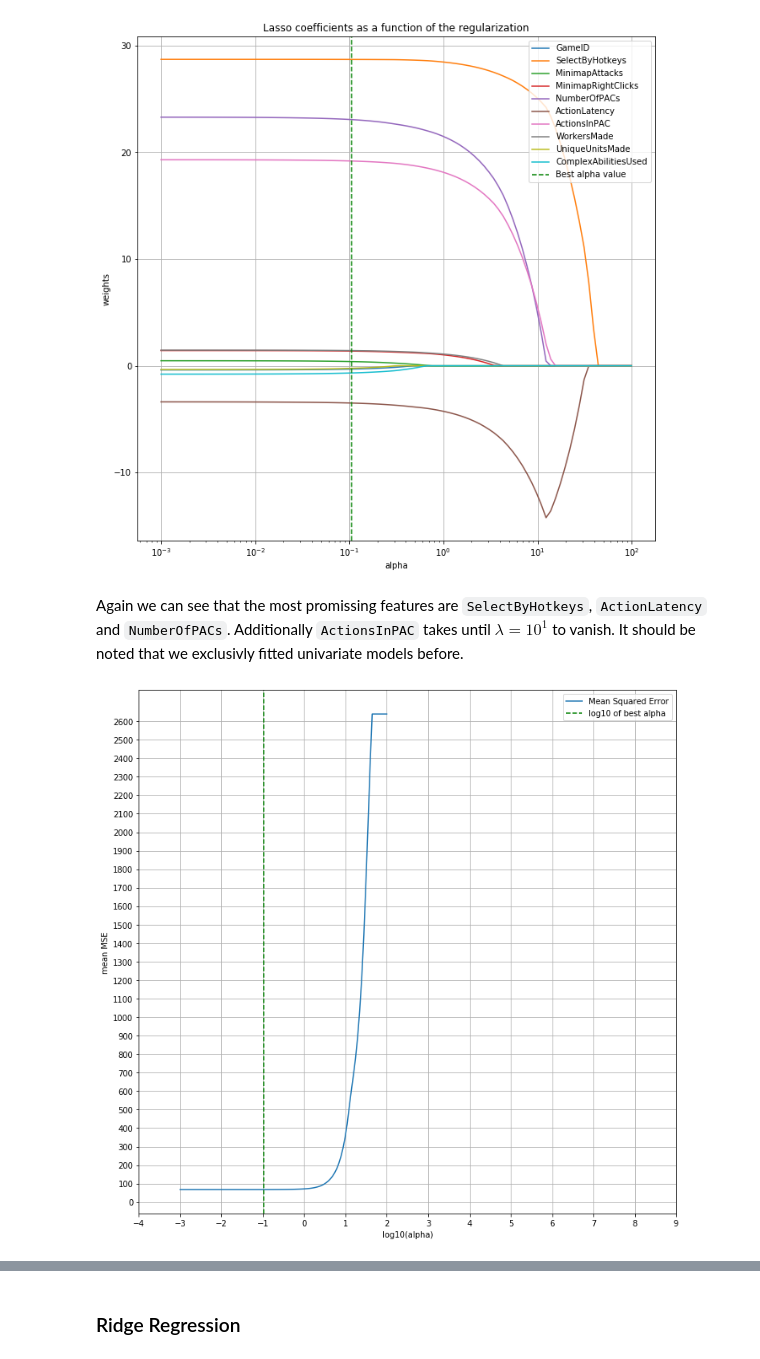
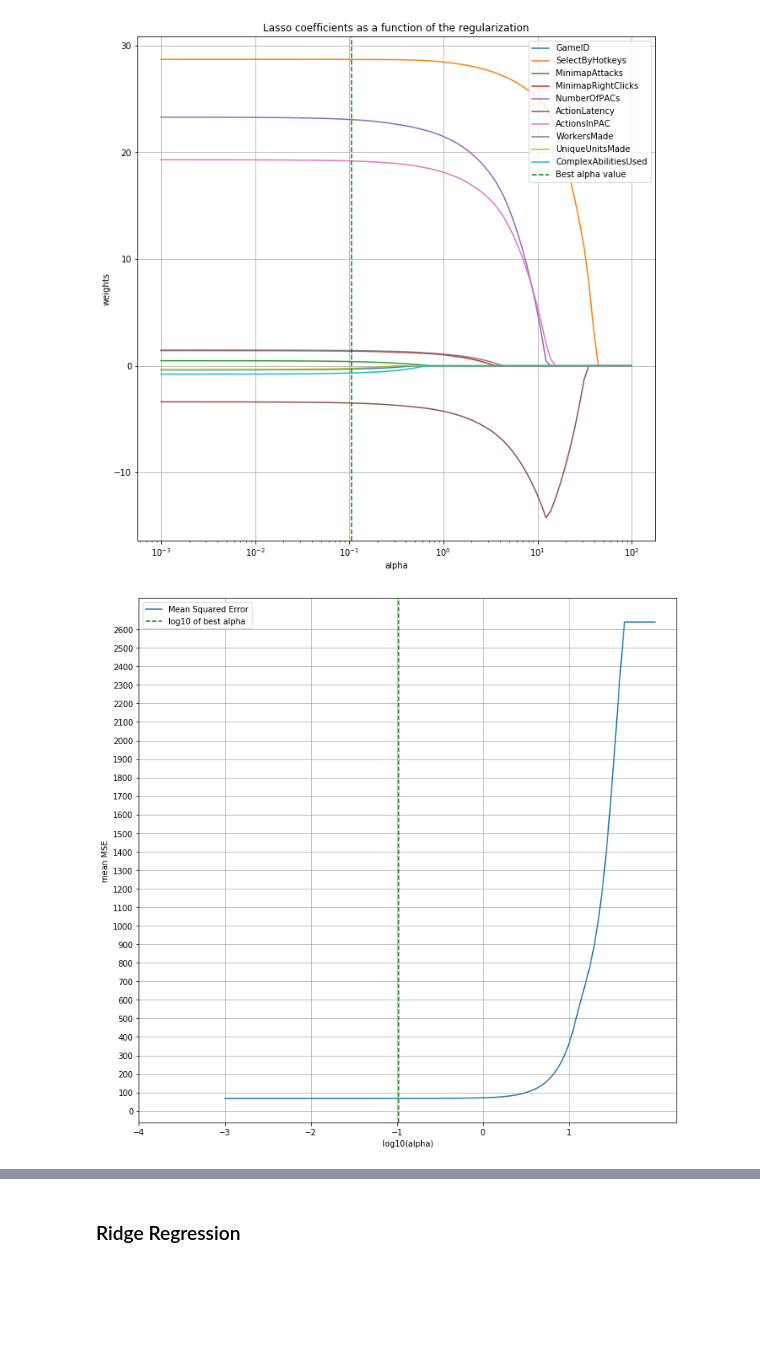
Before and after one commit to GreenSnabl/robotics_ml, a Jupyter notebook: ml_course_en/assignments/Assignment 02a_Linear_regression_regul_poly.ipynb, the cells around one changed output, grey strips where cells are left out. Saved outputs shown, nothing was run; the diff lists cells and outputs as text; code cells hidden in the pictures; blank space fills up the shorter version.

```diff
--- a/ml_course_en/assignments/Assignment 02a_Linear_regression_regul_poly.ipynb
+++ b/ml_course_en/assignments/Assignment 02a_Linear_regression_regul_poly.ipynb
@@ -457,18 +477,16 @@ plt.grid()
 plt.show()
 # %% [output]
 [figure]
-# %% [markdown]
-Again we can see that the most promissing features are `SelectByHotkeys`, `ActionLatency` and `NumberOfPACs`. Additionally `ActionsInPAC` takes until $\lambda = 10^1$ to vanish. It should be noted that we exclusivly fitted univariate models before.
 # %%
 fig = plt.figure(figsize=(12,12))
 ax = plt.plot(list(errors.keys()), list(errors.values()))
 plt.grid(True)
 plt.yticks(np.arange(0,2700, 100))
-plt.xticks(np.arange(-4, 10, 1))
+plt.xticks(np.arange(-4, 2, 1))
 plt.axvline(x=np.log10(lasso_best_alpha), color='g', linestyle='--')
 plt.legend(labels=["Mean Squared Error", "log10 of best alpha"])
 plt.xlabel("log10(alpha)")
 plt.ylabel("mean MSE")
 plt.show()
 # %% [output]
-[figure, old version]
+[figure, new version]
```
Also changed, not shown: parts of 47 cells of this notebook, 1 other file.
